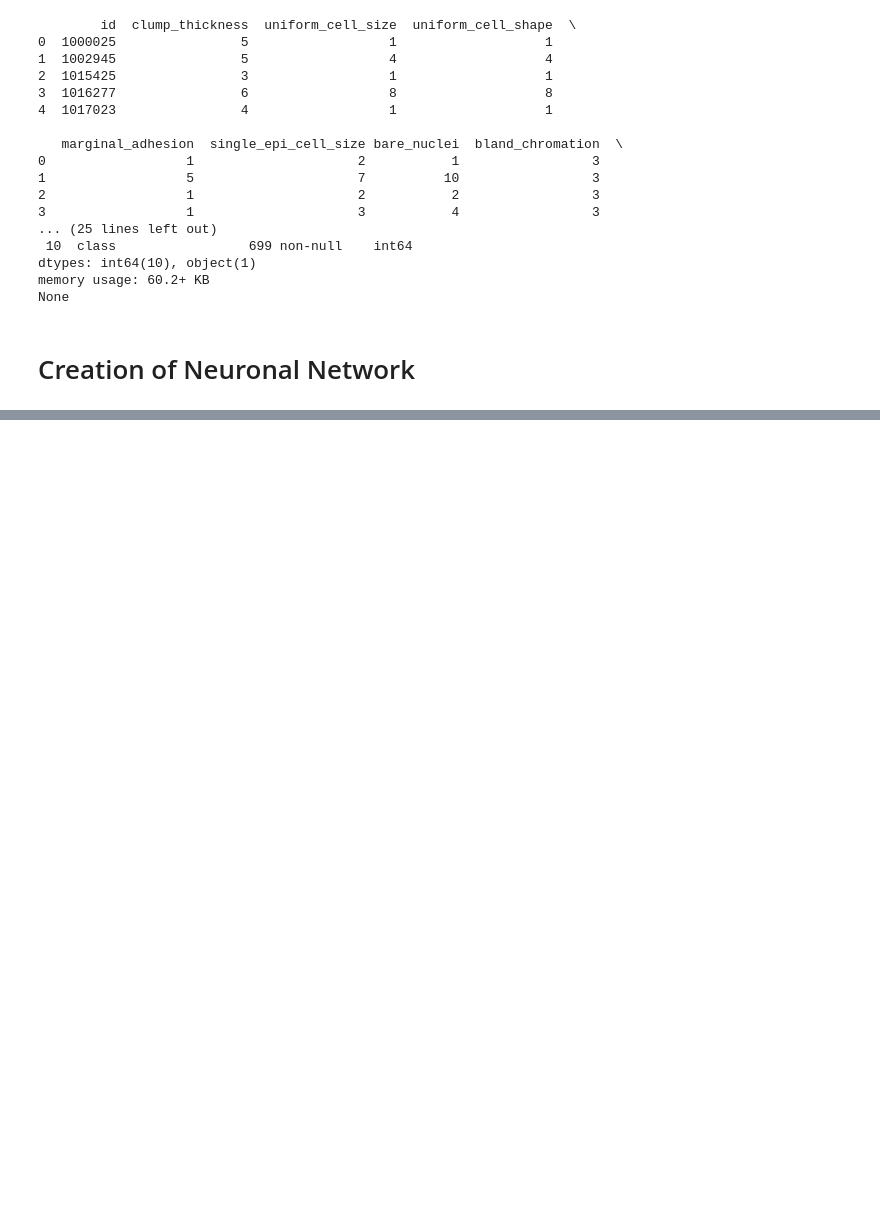
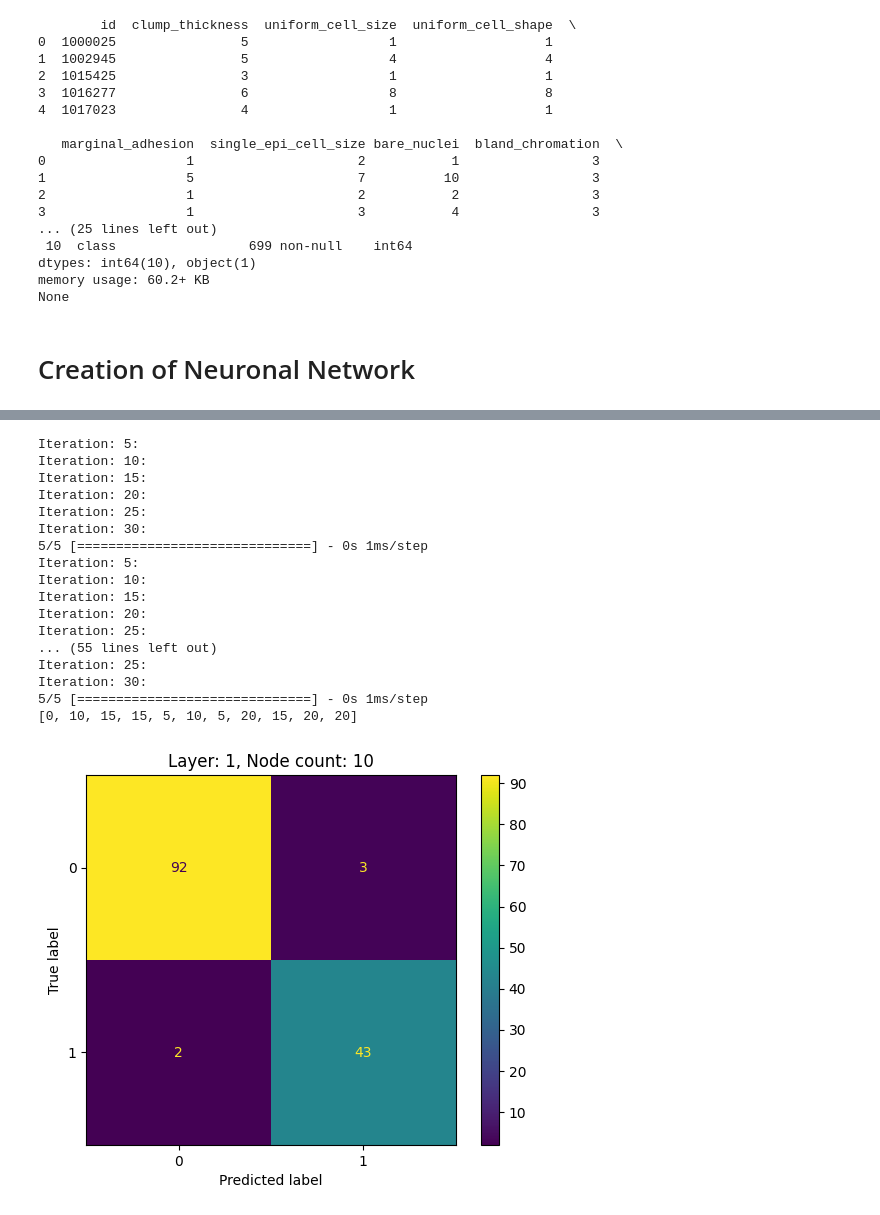
Before and after one commit to Henrik-Albers/artificial_intelligence, a Jupyter notebook: Exercise_3/tumor_classification.ipynb, the cells around one changed output, grey strips where cells are left out. Saved outputs shown, nothing was run; the diff lists cells and outputs as text; code cells hidden in the pictures; blank space fills up the shorter version.

```diff
--- a/Exercise_3/tumor_classification.ipynb
+++ b/Exercise_3/tumor_classification.ipynb
@@ -114,0 +128,45 @@ disp_ens.plot()
+# %%
+node_counts = [0 for x in range(1,12)]
+plots = []
+for layer in range(1,11):
+    best_acc = 0
+    best_model = None
+    for i in range(5,31,5):
+        # wandb.init(project='test-tumor-classification-2', name=f"{layer} Layer, {i} Nodes")
+        print(f"Iteration: {i}:")
+        model = get_basic_model(count_nodes=i)
+        model.fit(X_train, y_train, epochs=15, batch_size=16, verbose=0) # , validation_data=(X_test, y_test), callbacks=[WandbMetricsLogger()])
+        acc = model.get_metrics_result()["accuracy"]
+        if best_acc<acc:
+            node_counts[layer] = i
+            best_acc = acc
+            best_model = model
+    # wandb.run.summary["best_node_cnt"] = f"Layer: {layer}, Nodes: {node_counts[layer]}"
+    # wandb.finish()
+    predictions = best_model.predict(X_test)
+    predictions = np.apply_along_axis(to_bool,axis=1, arr=predictions)
+    cm_ens = confusion_matrix(y_true=y_test, y_pred=predictions)
+    disp_ens = ConfusionMatrixDisplay(cm_ens)
+    disp_ens.plot()
+    disp_ens.ax_.set_title(f"Layer: {layer}, Node count: {node_counts[layer]}")
+    plots.append(disp_ens)
+print(node_counts)
+# %% [output]
+Iteration: 5:
+Iteration: 10:
+Iteration: 15:
+Iteration: 20:
+Iteration: 25:
+Iteration: 30:
+5/5 [==============================] - 0s 1ms/step
+Iteration: 5:
+Iteration: 10:
+Iteration: 15:
+Iteration: 20:
+Iteration: 25:
+... (55 lines left out)
+Iteration: 25:
+Iteration: 30:
+5/5 [==============================] - 0s 1ms/step
+[0, 10, 15, 15, 5, 10, 5, 20, 15, 20, 20]
+[figure, added]
```
Also changed, not shown: parts of 11 cells of this notebook, 6 other files.
